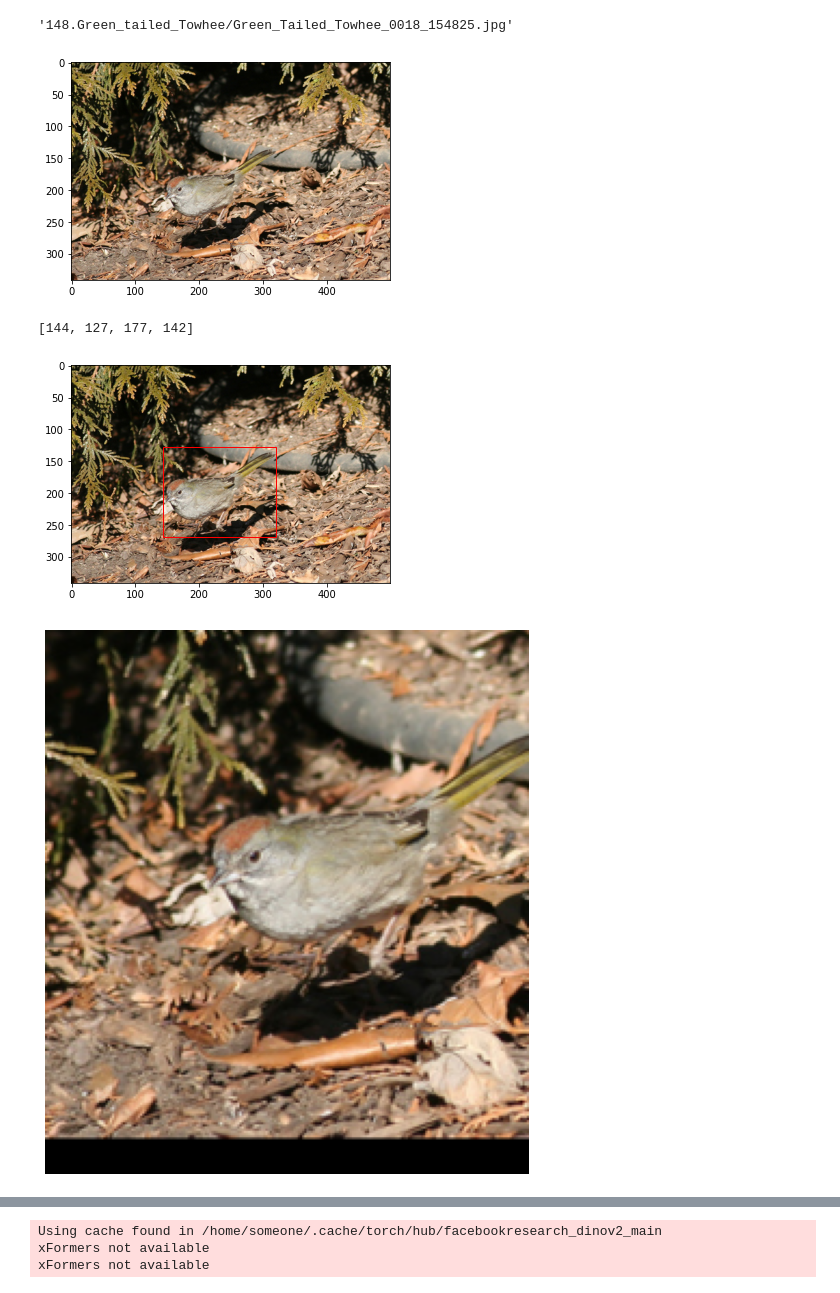
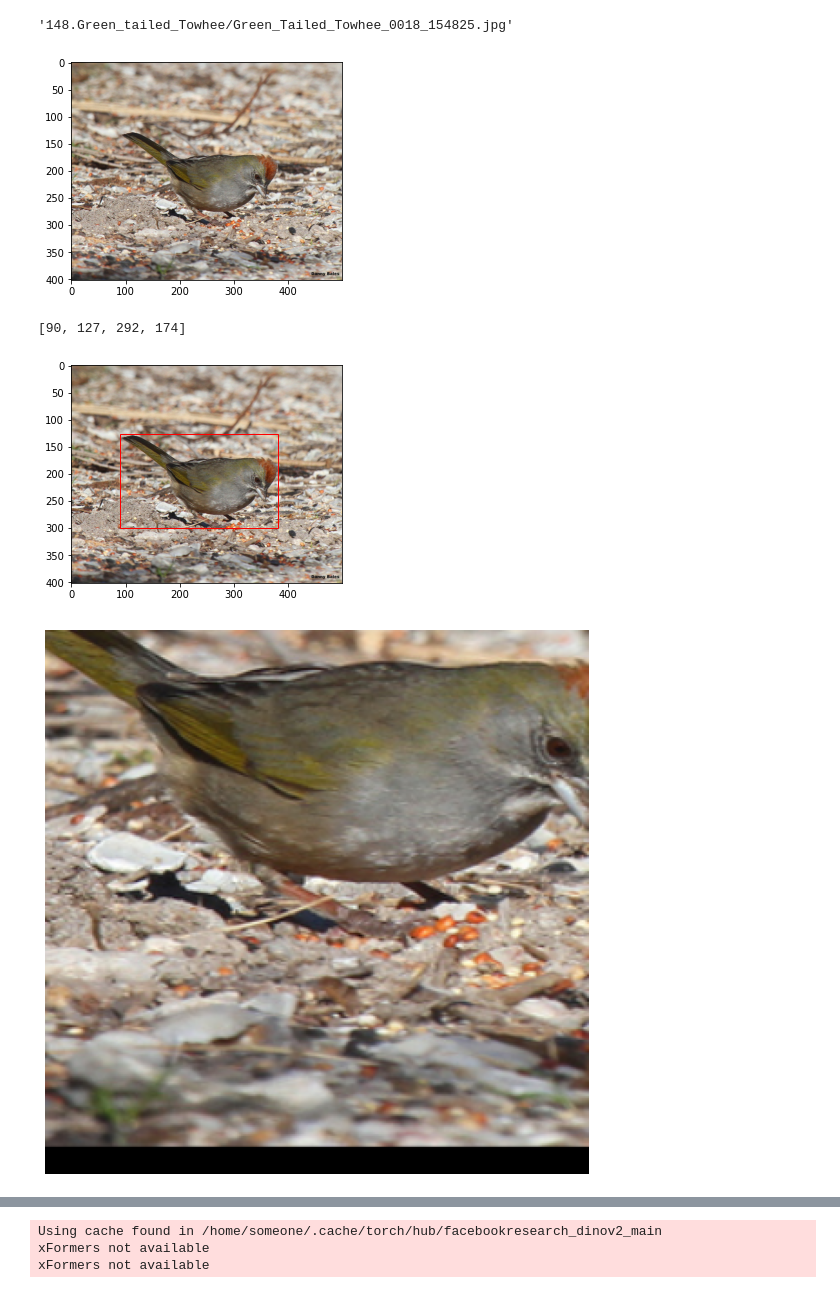
Before and after one commit to jonathanlys01/beyond_sota_w_sam, a Jupyter notebook: test_transform.ipynb, the cells around one changed output, grey strips where cells are left out. Saved outputs shown, nothing was run; the diff lists cells and outputs as text; code cells hidden in the pictures.

```diff
--- a/test_transform.ipynb
+++ b/test_transform.ipynb
@@ -26,14 +26,14 @@ print(file)
 # %%
 img = cv2.imread(os.path.join(path_to_img+"/"+file,
                               os.listdir(os.path.join(path_to_img,
-                                                      file))[5]))
+                                                      file))[6]))
 
 img = cv2.cvtColor(img, cv2.COLOR_BGR2RGB)
 # %%
 plt.imshow(img)
 plt.show()
 # %% [output]
-[figure, old version]
+[figure, new version]
 # %%
 
 box_file = "/mnt/data/CUB_200_2011/bounding_boxes.txt"
@@ -53,11 +53,11 @@ with open(img_dir,"r") as f:
 # %%
 from custom_transform import LocalizedRandomResizedCrop
 # %%
-idx = [(i,name) for (i,name) in enumerate(img_names) if  file+"/"+os.listdir(os.path.join(path_to_img,file))[5] in name ][0]
+idx = [(i,name) for (i,name) in enumerate(img_names) if  file+"/"+os.listdir(os.path.join(path_to_img,file))[6] in name ][0]
 # %%
 boxes[idx[0]]
 # %% [output]
-[144, 127, 177, 142]
+[90, 127, 292, 174]
 # %%
 # convert to PIL
 from PIL import Image
@@ -75,17 +75,17 @@ rect = Rectangle((x,y),xw,yh, linewidth=1, edgecolor='r', facecolor='none')
 ax.add_patch(rect)
 plt.show()
 # %% [output]
-[figure, old version]
+[figure, new version]
 # %%
 x,y,w,h = boxes[idx[0]]
 
-cropped = LocalizedRandomResizedCrop(img_pil,[x,y,w,h],size=224, alpha=0.5)
+cropped = LocalizedRandomResizedCrop(img_pil,[x,y,w,h],size=300, alpha=0.3)
 plt.figure(figsize=(10,10))
 plt.imshow(cropped)
 plt.axis("off")
 plt.show()
 # %% [output]
-[figure, old version]
+[figure, new version]
 # %%
 !nvidia-smi
 # %% [output]
```
Also changed, not shown: parts of 4 cells of this notebook, 5 other files.
